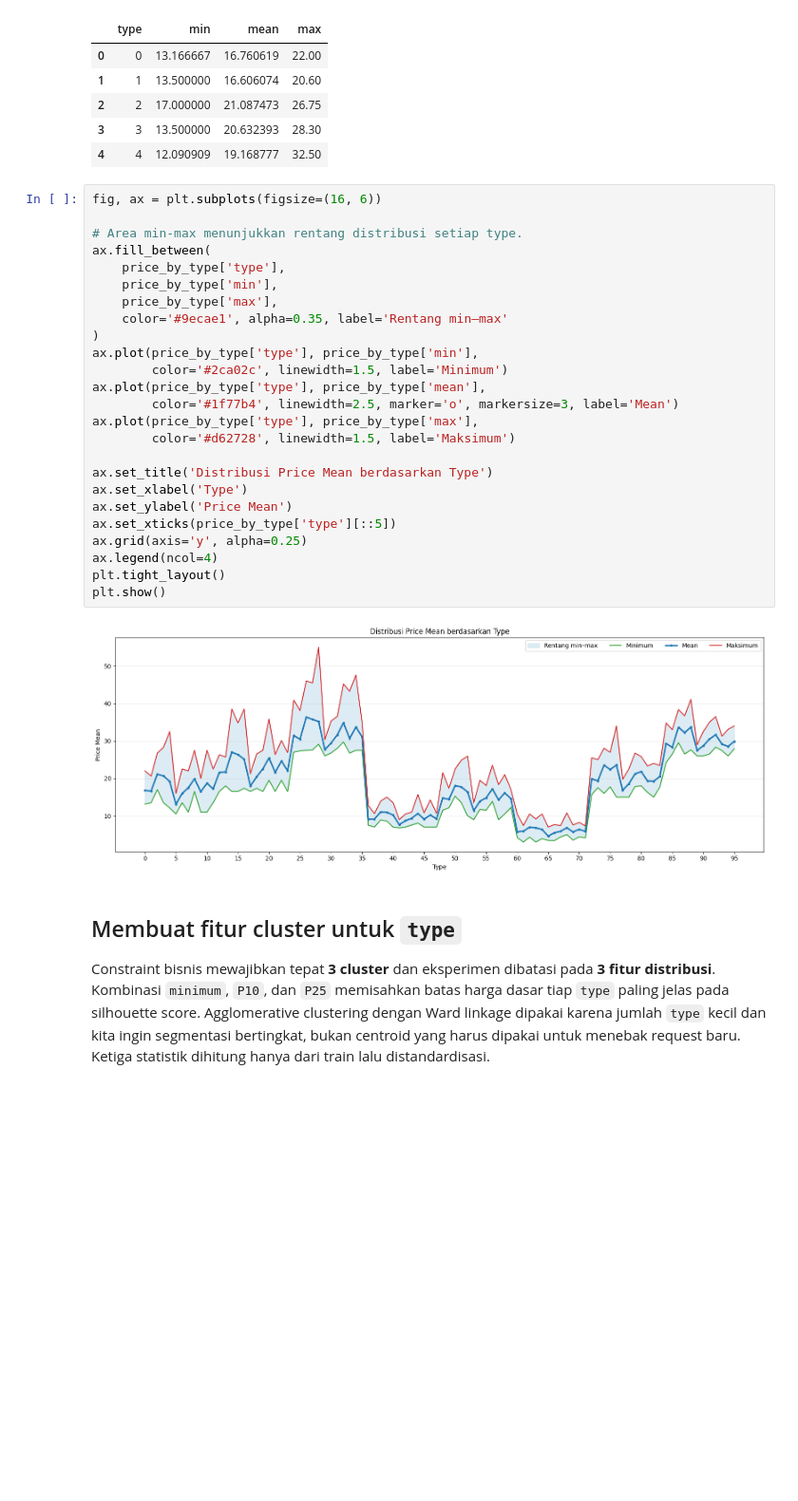
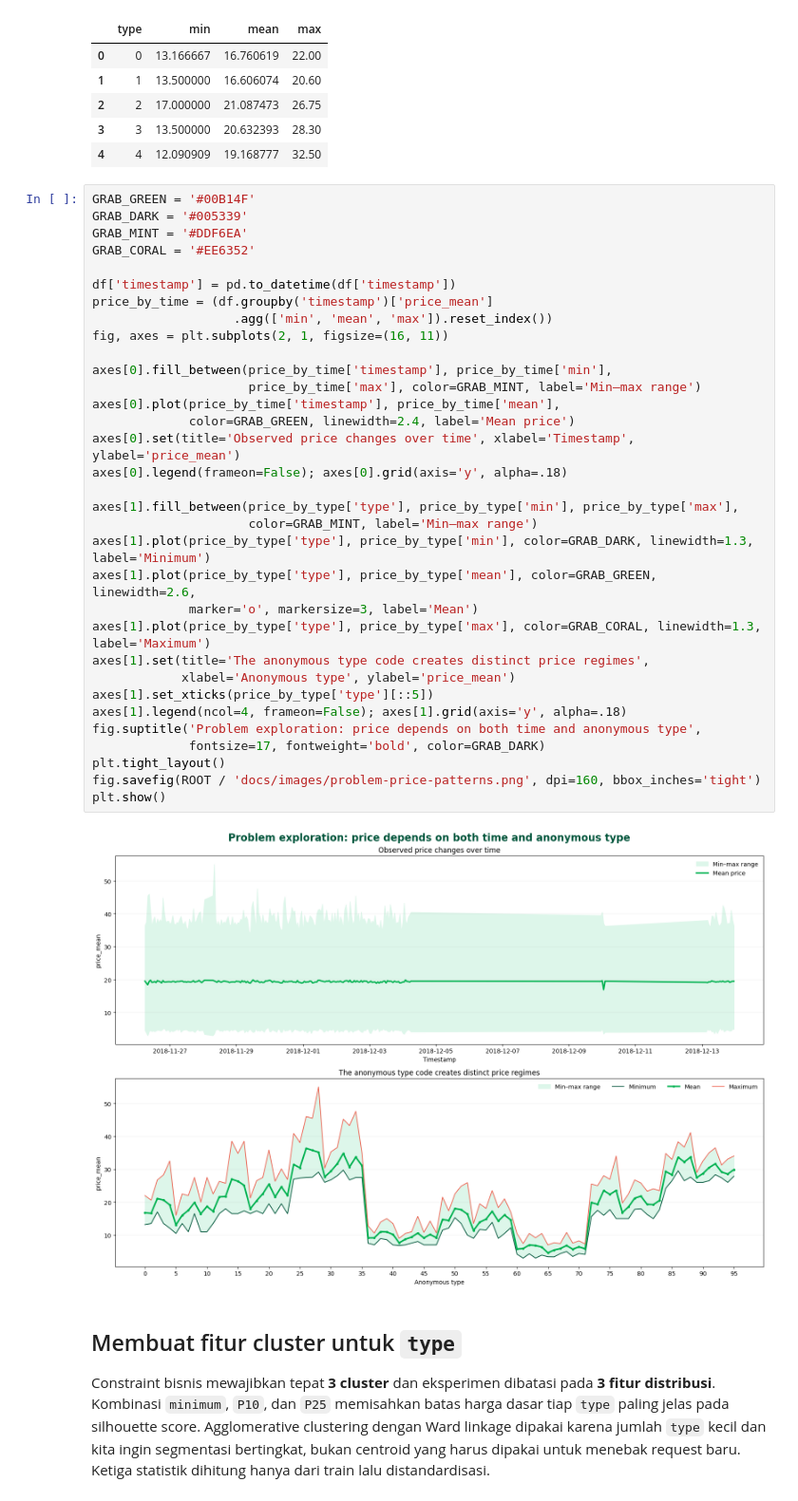
Before and after one commit to zzeiidann/Grabiez, a Jupyter notebook: notebooks/analysis_price_by_type.ipynb, the cells around one changed output. Shown at 95% size. Saved outputs shown, nothing was run; the diff lists cells and outputs as text; blank space fills up the shorter version.

Commit message:
analysis: visualize temporal pricing and service tier clusters

```diff
--- a/notebooks/analysis_price_by_type.ipynb
+++ b/notebooks/analysis_price_by_type.ipynb
@@ -30,32 +30,40 @@ display(price_by_type.head())
 | 3 | 3 | 13.500000 | 20.632393 | 28.30 |
 | 4 | 4 | 12.090909 | 19.168777 | 32.50 |
 # %%
-fig, ax = plt.subplots(figsize=(16, 6))
+GRAB_GREEN = '#00B14F'
+GRAB_DARK = '#005339'
+GRAB_MINT = '#DDF6EA'
+GRAB_CORAL = '#EE6352'
 
-# Area min-max menunjukkan rentang distribusi setiap type.
-ax.fill_between(
-    price_by_type['type'],
-    price_by_type['min'],
-    price_by_type['max'],
-    color='#9ecae1', alpha=0.35, label='Rentang min–max'
-)
-ax.plot(price_by_type['type'], price_by_type['min'],
-        color='#2ca02c', linewidth=1.5, label='Minimum')
-ax.plot(price_by_type['type'], price_by_type['mean'],
-        color='#1f77b4', linewidth=2.5, marker='o', markersize=3, label='Mean')
-ax.plot(price_by_type['type'], price_by_type['max'],
-        color='#d62728', linewidth=1.5, label='Maksimum')
+df['timestamp'] = pd.to_datetime(df['timestamp'])
+price_by_time = (df.groupby('timestamp')['price_mean']
+                   .agg(['min', 'mean', 'max']).reset_index())
+fig, axes = plt.subplots(2, 1, figsize=(16, 11))
 
-ax.set_title('Distribusi Price Mean berdasarkan Type')
-ax.set_xlabel('Type')
-ax.set_ylabel('Price Mean')
-ax.set_xticks(price_by_type['type'][::5])
-ax.grid(axis='y', alpha=0.25)
-ax.legend(ncol=4)
+axes[0].fill_between(price_by_time['timestamp'], price_by_time['min'],
+                     price_by_time['max'], color=GRAB_MINT, label='Min–max range')
+axes[0].plot(price_by_time['timestamp'], price_by_time['mean'],
+             color=GRAB_GREEN, linewidth=2.4, label='Mean price')
+axes[0].set(title='Observed price changes over time', xlabel='Timestamp', ylabel='price_mean')
+axes[0].legend(frameon=False); axes[0].grid(axis='y', alpha=.18)
+
+axes[1].fill_between(price_by_type['type'], price_by_type['min'], price_by_type['max'],
+                     color=GRAB_MINT, label='Min–max range')
+axes[1].plot(price_by_type['type'], price_by_type['min'], color=GRAB_DARK, linewidth=1.3, label='Minimum')
+axes[1].plot(price_by_type['type'], price_by_type['mean'], color=GRAB_GREEN, linewidth=2.6,
+             marker='o', markersize=3, label='Mean')
+axes[1].plot(price_by_type['type'], price_by_type['max'], color=GRAB_CORAL, linewidth=1.3, label='Maximum')
+axes[1].set(title='The anonymous type code creates distinct price regimes',
+            xlabel='Anonymous type', ylabel='price_mean')
+axes[1].set_xticks(price_by_type['type'][::5])
+axes[1].legend(ncol=4, frameon=False); axes[1].grid(axis='y', alpha=.18)
+fig.suptitle('Problem exploration: price depends on both time and anonymous type',
+             fontsize=17, fontweight='bold', color=GRAB_DARK)
 plt.tight_layout()
+fig.savefig(ROOT / 'docs/images/problem-price-patterns.png', dpi=160, bbox_inches='tight')
 plt.show()
 # %% [output]
-[figure, old version]
+[figure, new version]
 # %% [markdown]
 ## Membuat fitur cluster untuk `type`
 
```
Also changed, not shown: parts of 2 cells of this notebook, 3 other files.
